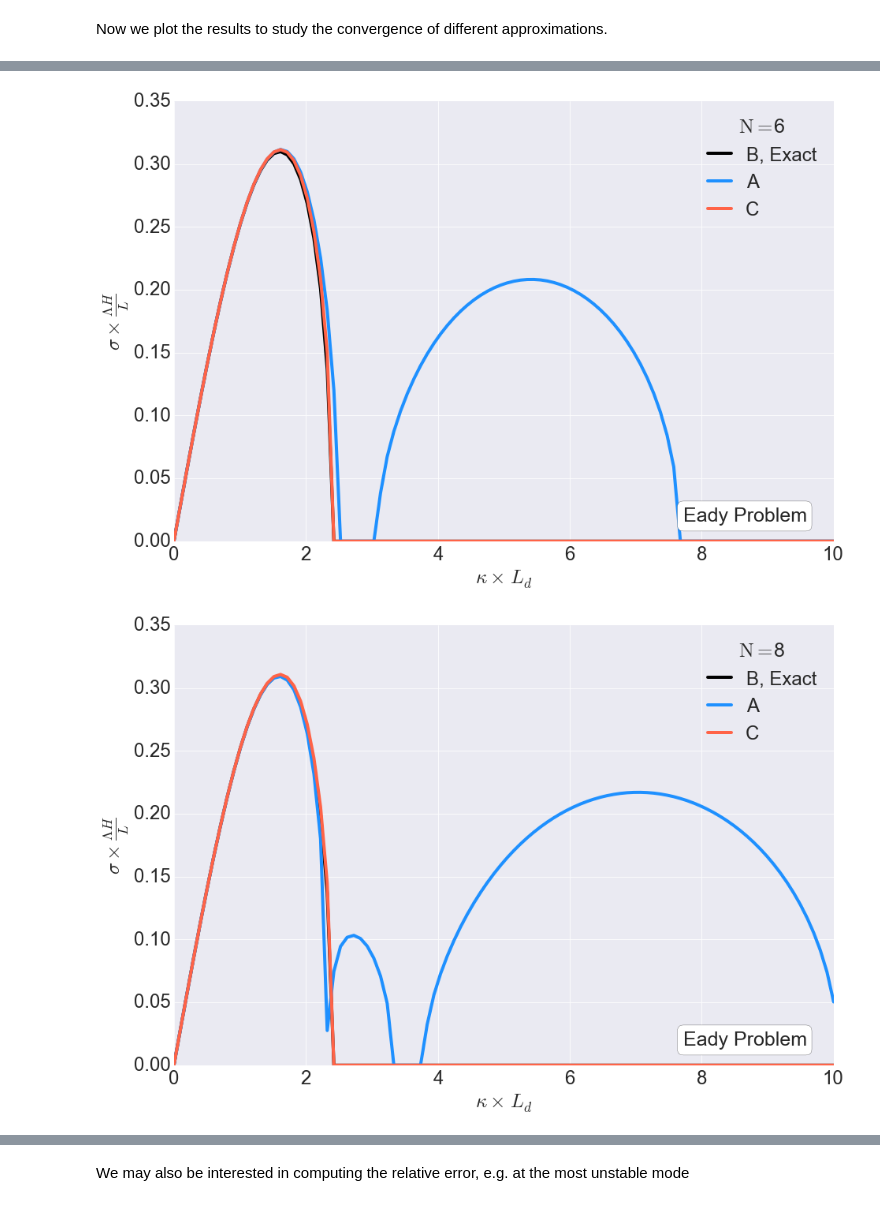
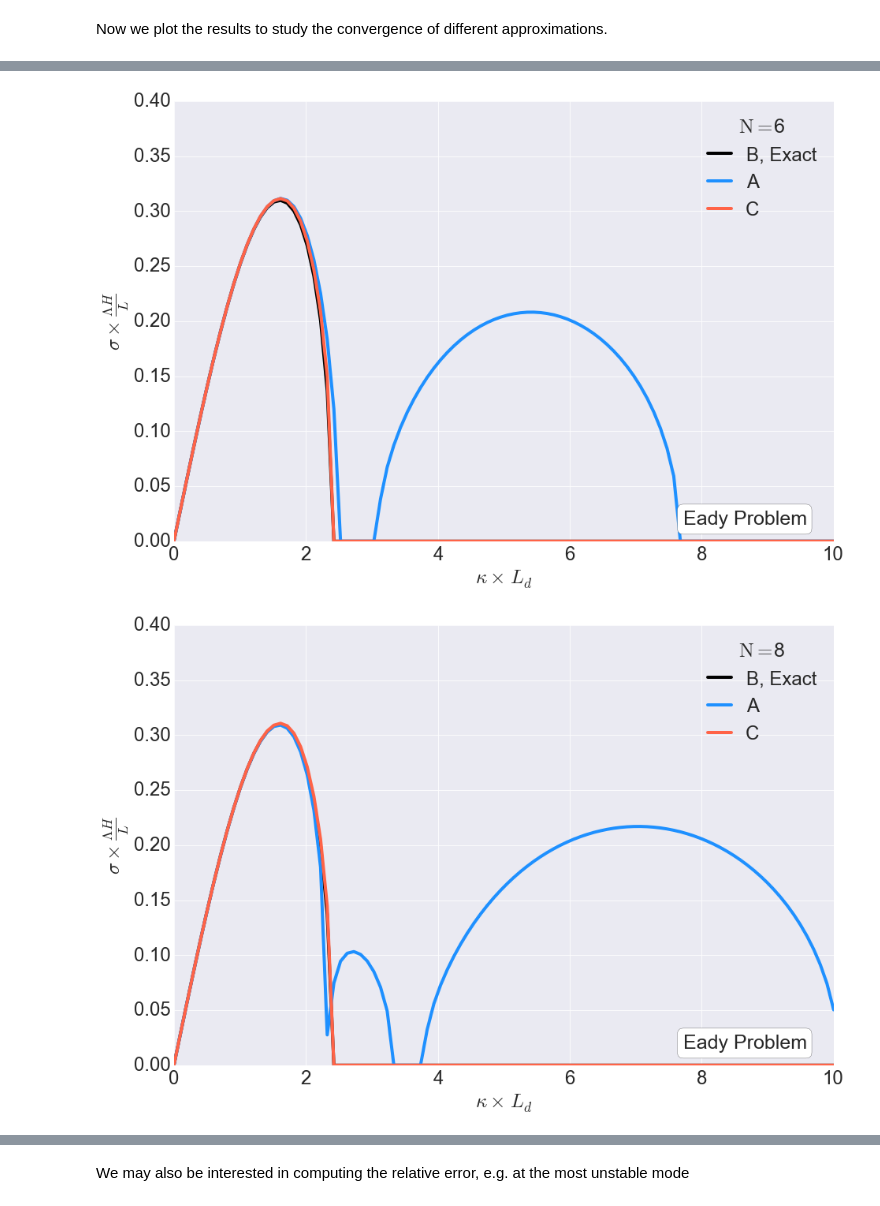
Before and after one commit to cesar-rocha/qg_vertical_modes, a Jupyter notebook: eady_problem/linear_eady_galerk.ipynb, the cells around one changed output, grey strips where cells are left out. Drawn from its saved outputs; the diff is of its cells as text; code cells hidden in the pictures.

```diff
--- a/eady_problem/linear_eady_galerk.ipynb
+++ b/eady_problem/linear_eady_galerk.ipynb
@@ -376,7 +372,7 @@ for i in range(Nmodes.size):
 
     labels()
     plt.legend(loc=1, title = r'$\mathrm{N} = $' + str(Nmodes[i]))
-    plt.ylim(0.,0.35)
+    plt.ylim(0.,0.4)
     plt.text(8.65, .02, "Eady Problem", size=25, rotation=0.,\
             ha="center", va="center",\
             bbox = dict(boxstyle="round",ec='k',fc='w'))
@@ -394,2 +390,2 @@ for i in range(Nmodes.size):
-[figure, old version]
+[figure, new version]
-[figure, old version]
+[figure, new version]
```
Also changed, not shown: parts of 2 cells of this notebook, 1 other file.
